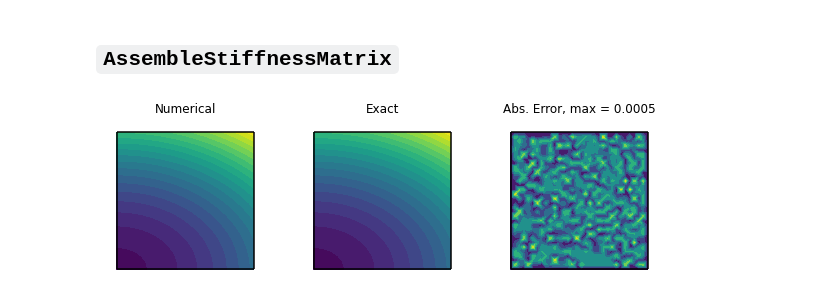
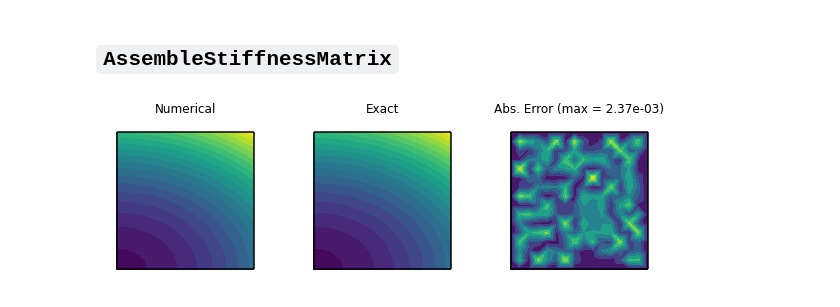
Before and after one commit to danieljtait/tenfem, a Jupyter notebook: examples/notebooks/hello_poisson.ipynb, the cells around one changed output. Cells and saved outputs as stored; diff of their text form; code cells hidden in the pictures.

```diff
--- a/examples/notebooks/hello_poisson.ipynb
+++ b/examples/notebooks/hello_poisson.ipynb
@@ -1,15 +9,18 @@
 # %%
 import numpy as np
 import tensorflow as tf
+tf.keras.backend.set_floatx('float64')
 import tenfem
 import matplotlib.pyplot as plt
 from matplotlib.collections import LineCollection
+from matplotlib.tri import Triangulation
+from tenfem.layers import AssembleStiffnessMatrix, AssembleLoadVector
 
-from tenfem.layers import AssembleStiffnessMatrix, AssembleLoadVector
+tf_dtype = tf.float64
 # %% [markdown]
 ## The `TriangleMesh` object
 # %%
-mesh = tenfem.mesh.examples.square(8, 8)
+mesh = tenfem.mesh.examples.square(8, 8, dtype=tf_dtype)
 
 fig, ax = plt.subplots()
 ax.triplot(mesh._triang)
@@ -61,47 +47,47 @@ plt.show()
 # %% [markdown]
 ## `AssembleStiffnessMatrix`
 # %%
-mesh = tenfem.mesh.examples.square(32, 32)  # lets make a higher res mesh to see the solution
+lin_tri_element = tenfem.reference_elements.TriangleElement(degree=1, dtype=tf_dtype)
+mesh = tenfem.mesh.examples.square(16, 16, dtype=tf_dtype)  # lets make a higher res mesh to see the solution
 
-mesh_tensor_repr = mesh.get_tensor_repr()
 diffusion_coefficient = lambda x: tf.ones_like(x)[..., 0]
 source = lambda x: -6. * tf.ones_like(x)[..., 0]
-
 ud = lambda x: (1 + x[...,0]**2 + 2. * x[..., 1]**2)[..., tf.newaxis]
 
+def solve(mesh, element):
+    mesh_tensor_repr = mesh.get_tensor_repr()
 
-stiffness_matrix = AssembleStiffnessMatrix(diffusion_coefficient,
-                                           reference_element=lin_tri_element)(mesh_tensor_repr)
-load_vector = AssembleLoadVector(source,
-                                 reference_element=lin_tri_element)(mesh_tensor_repr)
-node_types = mesh_tensor_repr[-1]
-boundary_values = ud(tf.gather_nd(mesh.nodes, tf.where(node_types == 1)))
+    stiffness_matrix = AssembleStiffnessMatrix(diffusion_coefficient,
+                                               reference_element=element)(mesh_tensor_repr)
+    load_vector = AssembleLoadVector(source,
+                                     reference_element=element)(mesh_tensor_repr)
+    node_types = mesh_tensor_repr[-1]
+    boundary_values = ud(tf.gather_nd(mesh.nodes, tf.where(node_types == 1)))
+
+    return tenfem.fem.solve_dirichlet_form_linear_system(
+        stiffness_matrix[0], load_vector[0], node_types, boundary_values)
 # %%
-solution = tenfem.fem.solve_dirichlet_form_linear_system(
-    stiffness_matrix[0], load_vector[0], node_types, boundary_values)
-
+solution = solve(mesh, lin_tri_element)
 solution_exact = ud(mesh.nodes)
 
 err = np.max(np.abs(solution - solution_exact))
 # %%
 fig, axes = plt.subplots(ncols=3, figsize=(10, 6))
-
 
 axes[0].tricontourf(mesh._triang, solution[:, 0], levels=20)
 axes[1].tricontourf(mesh._triang, ud(mesh.nodes)[:, 0], levels=20)
 axes[2].tricontourf(mesh._triang, np.abs(solution[:, 0] - solution_exact[:, 0]))
 
-titles = ['Numerical' % err, 'Exact', 'Abs. Error, max = %.4f' % err]
+titles = ['Numerical', 'Exact', 'Abs. Error (max = {:.2e})'.format(err)]
 
 for i, ax in enumerate(axes):
     ax.add_collection(
         LineCollection(tf.gather(mesh.nodes, mesh.boundary_elements), colors='k', label='$\partial \Omega$'))
     ax.set_aspect('equal'); ax.axis('off')
     for method in [ax.set_xlim, ax.set_ylim]:
         method((-0.1, 1.1))
     ax.set_title(titles[i])
 
-
 plt.show()
 # %% [output]
-[figure, old version]
+[figure, new version]
```
Also changed, not shown: parts of 10 cells of this notebook, 2 other files.
